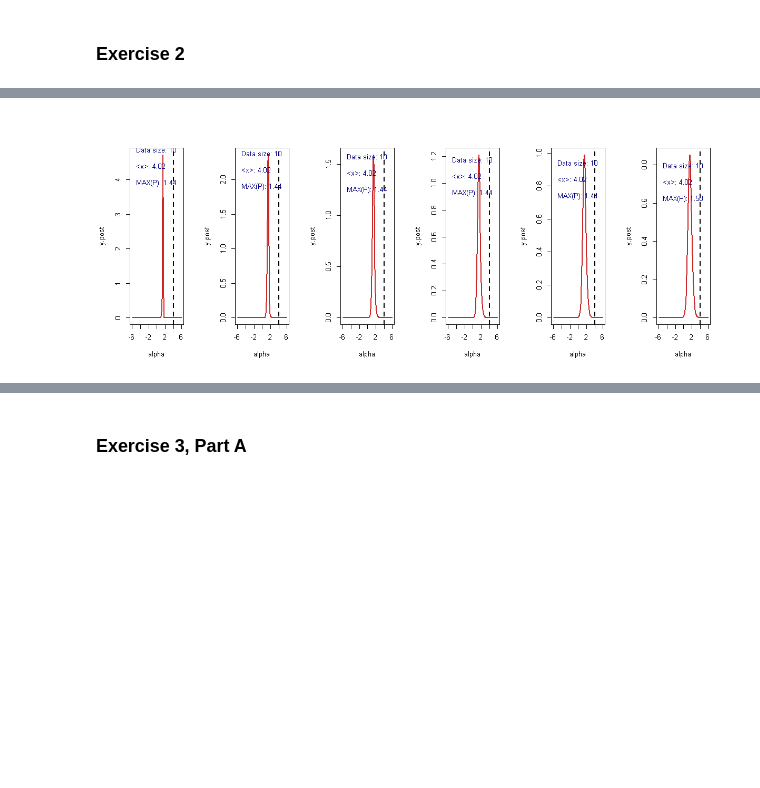
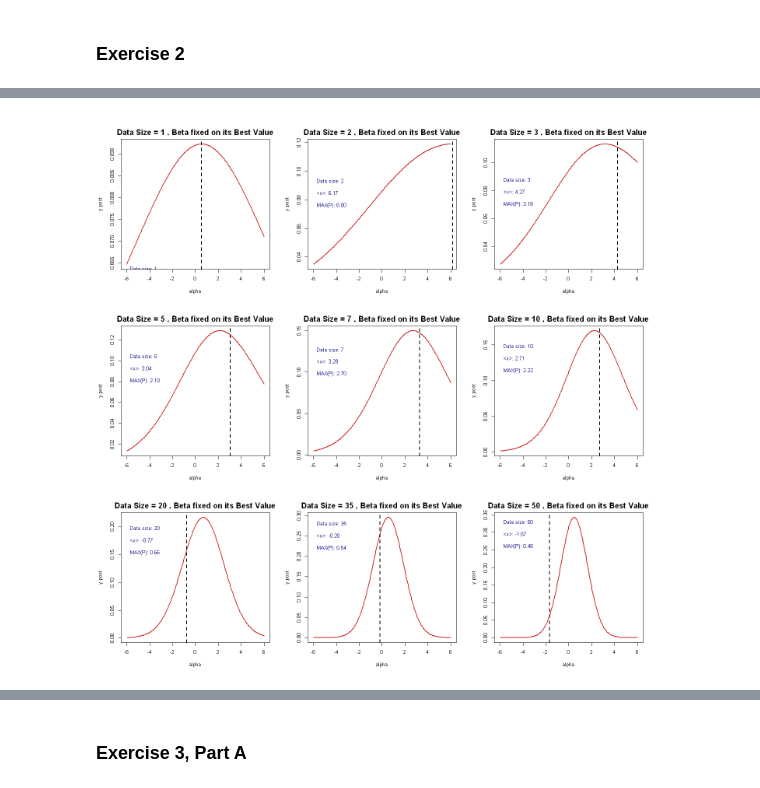
Before and after one commit to Bahadoram/Advanced_Statistics_Exercises, a Jupyter notebook: RLab5_Amjadi_Bahador.ipynb, the cells around one changed output, grey strips where cells are left out. Drawn from its saved outputs; the diff is of its cells as text; code cells hidden in the pictures; blank space fills up the shorter version.

```diff
--- a/RLab5_Amjadi_Bahador.ipynb
+++ b/RLab5_Amjadi_Bahador.ipynb
@@ -97,69 +85,65 @@ ERROR: Error in qbeta(0.025, a_prior + r, b_prior + n - r): object 'a_prior' not
 # %% [markdown]
 ### Exercise 2
+# %%
+p.log.like <- function(alpha,beta, data){
+    logL <- 0.0
+    for (x in data) {logL <- logL - log(1 + ((x-alpha)/beta)**2)}
+return(logL)}
 # %%
-###### For the case in which both alpha and beta are unknown, we add a loop on beta to the former case of only unknown beta which
+options(repr.plot.width=12, repr.plot.height =12)  #changing size of plots
+#For the case in which both alpha and beta are unknown, we add a loop on beta to the former case of only unknown beta which
 # was discussed in the lecture note. then we find the most probable value and the corresponding alpha and beta in a 2d matrix
+#for random sampling we choose random theata (since theta dist. is uniform),
+#according to x = beta * tan(theta) + alpha then calculate the corresponding x
+theta        <- runif(1000, min = 0, max = pi)
+data         <- 1 * tan(theta) + 1    #we assume the true alpha and beta are alpha=1 and beta=1
+beta.list    <- seq(from= 0.1,to=10, length.out=50)
+size.list    <- c(1,2,3,5,7,10,20,35,50)     # a list for the different n size we want to loop on
 
-options(repr.plot.width=10, repr.plot.height =4)  #changing size of plots
-par(mfrow=c(1,6))
+all.log.star <- vector()   #stores best alpha for different values of beta
+all.alpha    <- vector()   #stores best probs. for different values if beta
 
-n.str    <- readline("Enter data set dimension: ")
-n.plot   <- as.numeric(unlist(strsplit(n.str, ",")))
-dt       <- data[1:n.plot]
+n.sample     <- 200
+x.min        <- -6; x.max <- +6
+h            <- (x.max - x.min)/n.sample
+alpha        <- seq(from=x.min, by=h, length.out=n.sample+1)
+
+set.seed(206)
+par(mfrow=c(3,3))
+for (n.plot in size.list){   #we find the best beta for each data set size
+    dt       <- data[1:n.plot]
+    for (beta in beta.list){
+        # Get the LogLikelihood
+        y.log.star   <- p.log.like(alpha ,beta, dt)   #for a specific beta
+            y.post.star  <- exp(y.log.star)
 
 
-p.log.like <- function(a, data){
-    logL <- 0.0
-    for (x in data) {logL <- logL - log(1 + ((x-a)/b)**2)}
-return(logL)}
+        # - Find the maximum prob and the storing its corresponding alpha for a specific beta
+        index.max    <- which.max(y.log.star)
+        alpha.max    <- alpha [index.max]
+        all.log.star <- append(all.log.star, max(y.log.star))
+        all.alpha    <- append(all.alpha, alpha.max)
+    #   all.beta     <- no need to store beta values, since we already have them in beta.list
+        }
+        # - get the exponential and normalize the posterior
+    gloabl.index.max    <- which.max(all.log.star)  #index of global best prob. for a specific data size
+    global.prob.max     <- all.log.star[gloabl.index.max]  #value of global best prob. for a specific data size
+    global.alpha.max    <- all.alpha   [gloabl.index.max]  #best global alpha for a specific data size
+    global.beta.max     <- beta.list   [gloabl.index.max]  #best global beta for a specific data size
 
-#for random sampling we choose random theata (since theta dist. is uniform),
-#according to x = beta * tan(theta) + alpha then calculate the corresponding x
-theta    <- runif(1000, min = 0, max = pi)
-data     <- 1 * tan(theta) + 1    #we assume the true alpha and beta are alpha=1 and beta=1
-
-beta.list <- seq(from= 0.1,to=10, length.out=50)
-
-all.log.star <- vector()
-all.alpha    <- vector()
-
-for (b in beta.list){
-
-    n.sample <- 200
-    x.min    <- -6; x.max <- +6
-    h        <- (x.max - x.min)/n.sample
-    alpha    <- seq(from=x.min, by=h, length.out=n.sample+1)
-
-    # Get the LogLikelihood
-    y.log.star <- p.log.like(alpha , dt)
-
-    # - Find the maximum
-    index.max    <- which.max(y.log.star)
-    alpha.max    <- alpha [index.max]
-    all.log.star <- append(all.log.star, max(y.log.star))
-    all.alpha    <- append(all.alpha, alpha.max)
-
-    cat(paste("Alpha max: ", alpha.max, "\n"))
-
-    # - get the exponential and normalize the posterior
-    y.post.star <- exp(y.log.star)
-    y.post <- y.post.star/(h*sum(y.post.star))
+    y.log.star   <- p.log.like(alpha , global.beta.max, dt)  #finding pdf of alpha for the best beta
+    y.post.star  <- exp(y.log.star)
+    y.post       <- y.post.star/(h*sum(y.post.star))
 
     plot(alpha , y.post , type="l", lwd=2, col="firebrick3")
     dt.mean <- mean(dt)
     abline(v=dt.mean , lty=2, lwd=2)
     y.band <- (max(y.post) - min(y.post))*0.05
-    text(-6, max(y.post)+y.band - 0.1 , col="navy", lwd = 2, pos=4,
+    text(-6, max(y.post)+y.band -0.03 ,    col="navy", lwd = 2, pos=4,
     paste("Data size: ", n.plot , sep=""))
-    text(-6, max(y.post)-y.band - 0.1 , col="navy", lwd = 2, pos=4,
+    text(-6, max(y.post)-y.band -0.03,    col="navy", lwd = 2, pos=4,
     sprintf("<x>: %.2f", dt.mean))
-    text(-6, max(y.post)-3*y.band - 0.1 , col="navy", lwd = 2, pos=4,
+    text(-6, max(y.post)-3*y.band-0.03 ,  col="navy", lwd = 2, pos=4,
     sprintf("MAX(P): %.2f", alpha.max))
-}
-
-index.max <- which.max(all.log.star)
-
-prob.max  <- all.log.star[index.max]
-alpha.max <- all.alpha   [index.max]
-beta.max  <- beta.list   [index.max]
+    title(main=paste("Data Size =", n.plot, ", Beta fixed on its Best Value"), line=0.7, cex.main=1.5)}
 # %% [output]
@@ -179 +150 @@ Alpha max:  1.68
-[figure, old version]
+[figure, new version]
```
Also changed, not shown: parts of 32 cells of this notebook.
